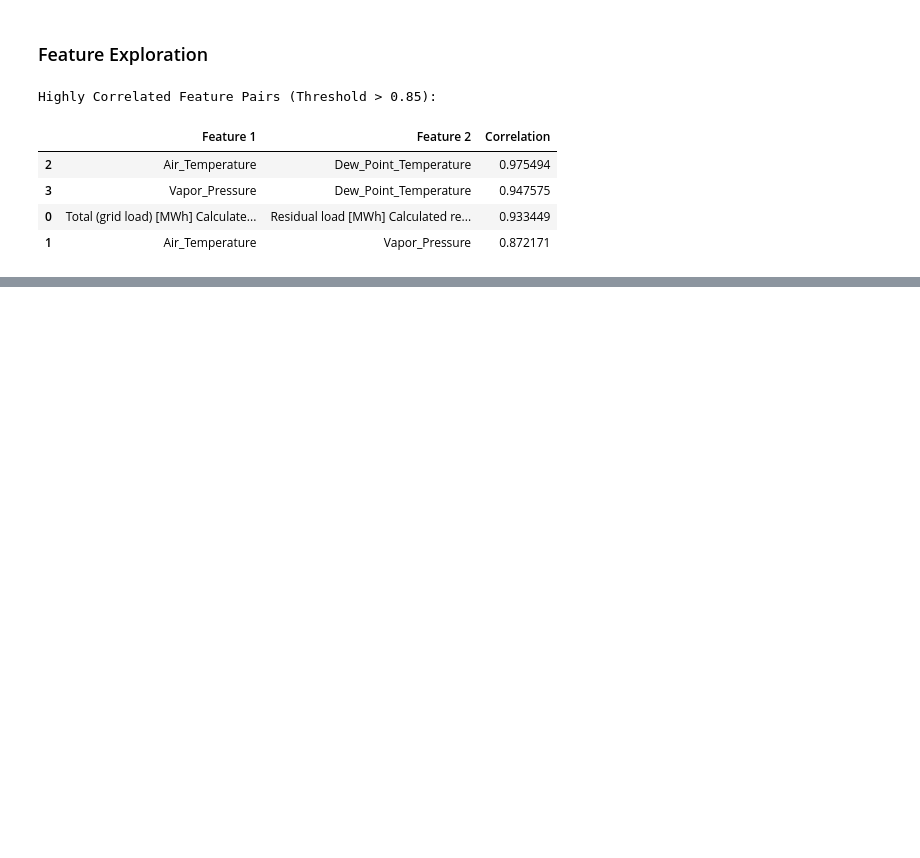
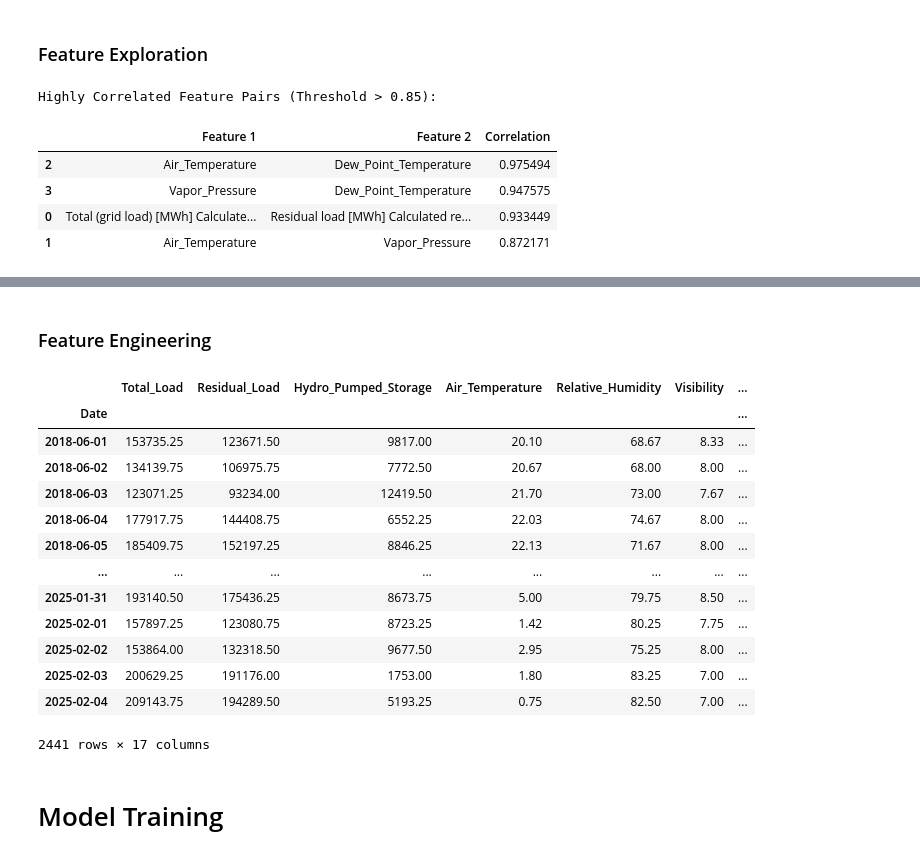
Before and after one commit to yhfrds/techlabs-ds-battery-project, a Jupyter notebook: src/dataset_transformation.ipynb, the cells around one changed output, grey strips where cells are left out. Drawn from its saved outputs; the diff is of its cells as text; code cells hidden in the pictures; blank space fills up the shorter version.

```diff
--- a/src/dataset_transformation.ipynb
+++ b/src/dataset_transformation.ipynb
@@ -364,0 +142,54 @@ plot_training_vs_predicted_for_years(y_train, y_test, xgb_pred, "XGBoost", 2023,
+# %% [markdown]
+### Feature Engineering
+# %%
+# Create a new dataframe to store the transformed data
+df_transformed = df_imputed.copy()
+
+# Add year, month, and day feature
+df_transformed['year'] = df_transformed.index.year
+df_transformed['month'] = df_transformed.index.month
+df_transformed['day'] = df_transformed.index.day
+
+# Create a new column to indicate if the day is a weekend (1 for weekend, 0 for weekday)
+df_transformed['weekend'] = df_transformed.index.weekday >= 5  # 5 for Saturday, 6 for Sunday
+
+# Removing Dew_Point_Temperature and Vapor_Pressure because of high correlation with air temperature and air temperature correlate more with the residual load
+df_transformed = df_transformed.drop(["Dew_Point_Temperature", "Vapor_Pressure"], axis=1)
+
+# Convert wind direction to radians for calculations
+df_transformed['Wind_Direction_rad'] = np.deg2rad(df_transformed['Wind_Direction'])
+
+# Calculate u and v components
+df_transformed['wind_u'] = df_transformed['Wind_Strength'] * np.sin(df_transformed['Wind_Direction_rad'])
+df_transformed['wind_v'] = df_transformed['Wind_Strength'] * np.cos(df_transformed['Wind_Direction_rad'])
+
+# Drop some wind columns that is not needed
+df_transformed = df_transformed.drop(columns=['Wind_Direction_rad', "Wind_Strength", 'Wind_Direction' ], axis=1)
+
+# Rename some columns
+rename_dict = {
+    'Total (grid load) [MWh] Calculated resolutions': 'Total_Load',
+    'Residual load [MWh] Calculated resolutions': 'Residual_Load',
+    'Hydro pumped storage [MWh] Calculated resolutions': 'Hydro_Pumped_Storage'
+}
+df_transformed.rename(columns=rename_dict, inplace=True)
+
+# Drop rows with missing values due to lagging (optional, but important for the model)
+df_transformed.dropna(inplace=True)
+# %% [output]
+|  | Total_Load | Residual_Load | Hydro_Pumped_Storage | Air_Temperature | Relative_Humidity | Visibility | ... |
+| Date |  |  |  |  |  |  | ... |
+| 2018-06-01 | 153735.25 | 123671.50 | 9817.00 | 20.10 | 68.67 | 8.33 | ... |
+| 2018-06-02 | 134139.75 | 106975.75 | 7772.50 | 20.67 | 68.00 | 8.00 | ... |
+| 2018-06-03 | 123071.25 | 93234.00 | 12419.50 | 21.70 | 73.00 | 7.67 | ... |
+| 2018-06-04 | 177917.75 | 144408.75 | 6552.25 | 22.03 | 74.67 | 8.00 | ... |
+| 2018-06-05 | 185409.75 | 152197.25 | 8846.25 | 22.13 | 71.67 | 8.00 | ... |
+| ... | ... | ... | ... | ... | ... | ... | ... |
+| 2025-01-31 | 193140.50 | 175436.25 | 8673.75 | 5.00 | 79.75 | 8.50 | ... |
+| 2025-02-01 | 157897.25 | 123080.75 | 8723.25 | 1.42 | 80.25 | 7.75 | ... |
+| 2025-02-02 | 153864.00 | 132318.50 | 9677.50 | 2.95 | 75.25 | 8.00 | ... |
+| 2025-02-03 | 200629.25 | 191176.00 | 1753.00 | 1.80 | 83.25 | 7.00 | ... |
+| 2025-02-04 | 209143.75 | 194289.50 | 5193.25 | 0.75 | 82.50 | 7.00 | ... |
+2441 rows × 17 columns
+# %% [markdown]
+# Model Training
```
Also changed, not shown: parts of 22 cells of this notebook.
